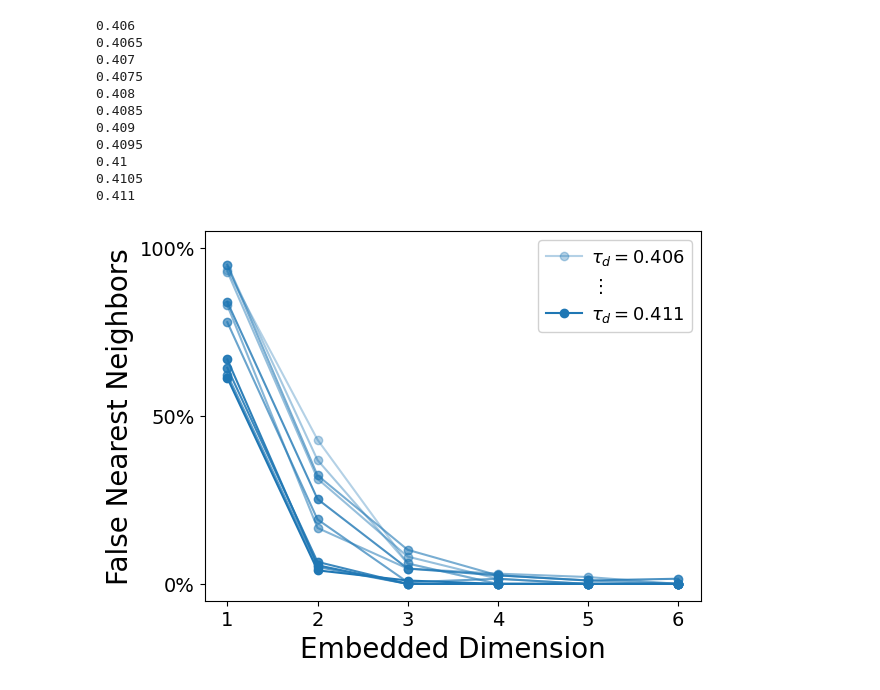
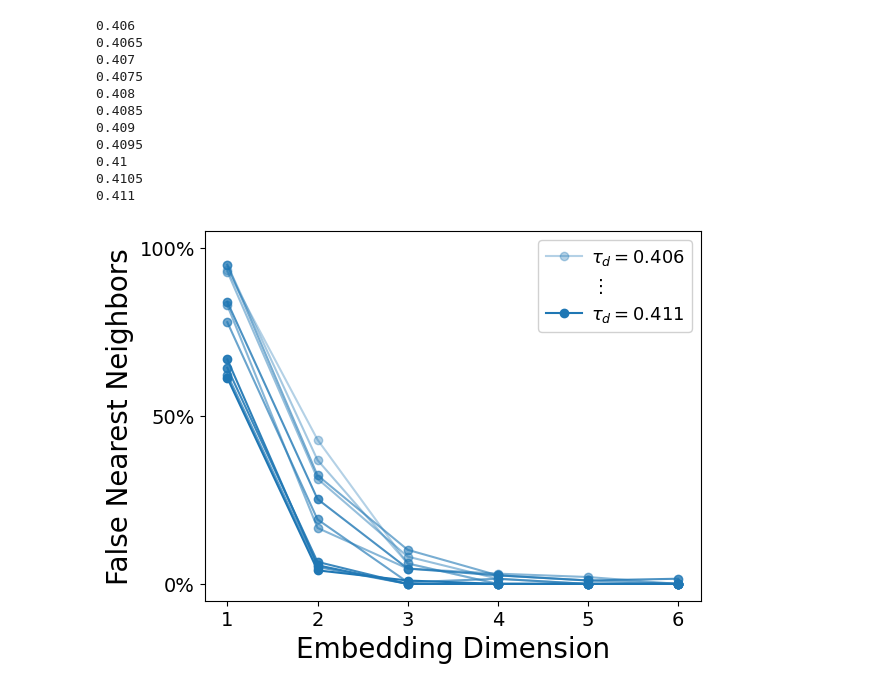
Before and after one commit to William-XiaodongAn/Quantifying-The-Complex-Spatiotemporal-Chaos-of-Cardiac-Fibrillation-in-Ionic-Models, a Jupyter notebook: analysis_ipynb_scripts/FNN.ipynb, the cells around one changed output. Saved outputs shown, nothing was run; the diff lists cells and outputs as text; code cells hidden in the pictures.

```diff
--- a/analysis_ipynb_scripts/FNN.ipynb
+++ b/analysis_ipynb_scripts/FNN.ipynb
@@ -953,32 +952,32 @@ from matplotlib.lines import Line2D
 #plt.figure(figsize=(10, 6.5))
 
 base_color = to_rgba('tab:blue')
 for idx, (x, y) in enumerate(y_lst, 1):
     plt.plot(x, y, '-o', color=base_color[:3] + ((idx*0.5+2)/(len(y_lst)*0.5+2),),label=rf'$\tau_d = {result_4_tau_r_list[idx-1]:.3f}$')  # alpha varies
-plt.xlabel('Embedded Dimension',fontsize=20)
+plt.xlabel('Embedding Dimension',fontsize=20)
 plt.ylabel('False Nearest Neighbors',fontsize=20)
 plt.ylim(-0.05,1.05)
 plt.xticks(fontsize=14)
 plt.yticks([0, 0.5, 1.0], fontsize=14)   # only 0, 50, 100
 plt.gca().yaxis.set_major_formatter(mtick.PercentFormatter(1.0))
 # --- NEW Legend Code ---
 # 1. Recreate the exact color of the darkest line (idx = len(y_lst))
 color_dark = base_color[:3] + ((len(y_lst)*0.5+2)/(len(y_lst)*0.5+2),)
 handle_dark = Line2D([0], [0], color=color_dark, marker='o', label=r'$\tau_d = 0.411$')
 
 # 2. Create a "dummy" handle for the vertical dots
 # Using \vdots in LaTeX math mode creates nice vertical dots for the middle
 handle_dots = Line2D([0], [0], linestyle='', marker='', label=r'$\vdots$')
 
 # 3. Recreate the exact color of the lightest line (idx = 1)
 color_light = base_color[:3] + ((1*0.5+2)/(len(y_lst)*0.5+2),)
 handle_light = Line2D([0], [0], color=color_light, marker='o', label=r'$\tau_d = 0.406$')
 
 # 4. Add them to the plot in order (darkest -> dots -> lightest)
 plt.legend(handles=[handle_light, handle_dots, handle_dark],
            fontsize=13, loc='upper right', framealpha=0.9,
            handletextpad=0.5) # handletextpad pulls the dots closer to the center
 # -----------------------
 plt.savefig('FNN_APD.png', bbox_inches='tight', dpi=300)
 # %% [output]
-[figure, old version]
+[figure, new version]
```
Also changed, not shown: parts of 1 cell of this notebook, 17 other files.
